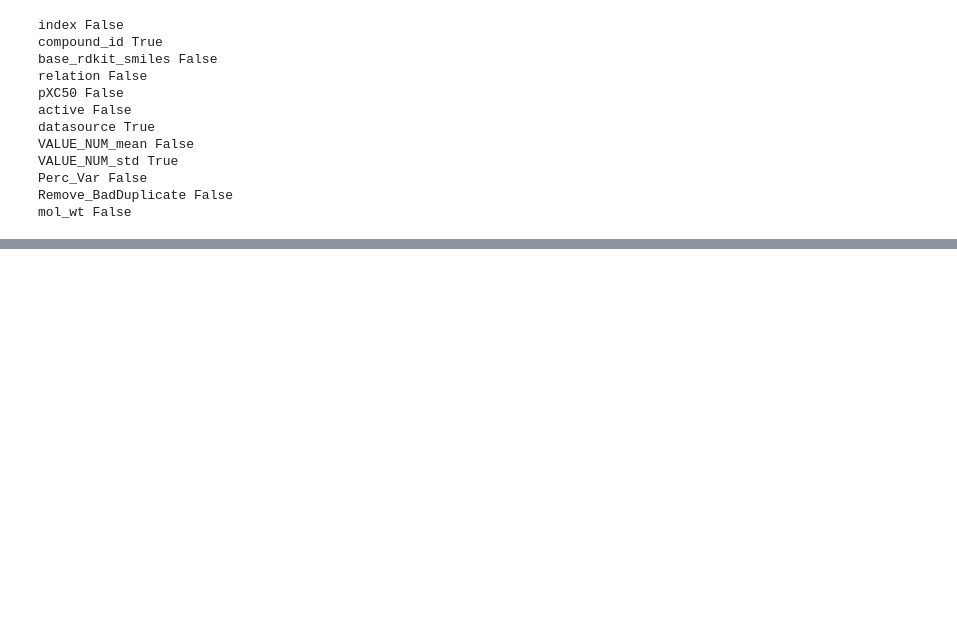
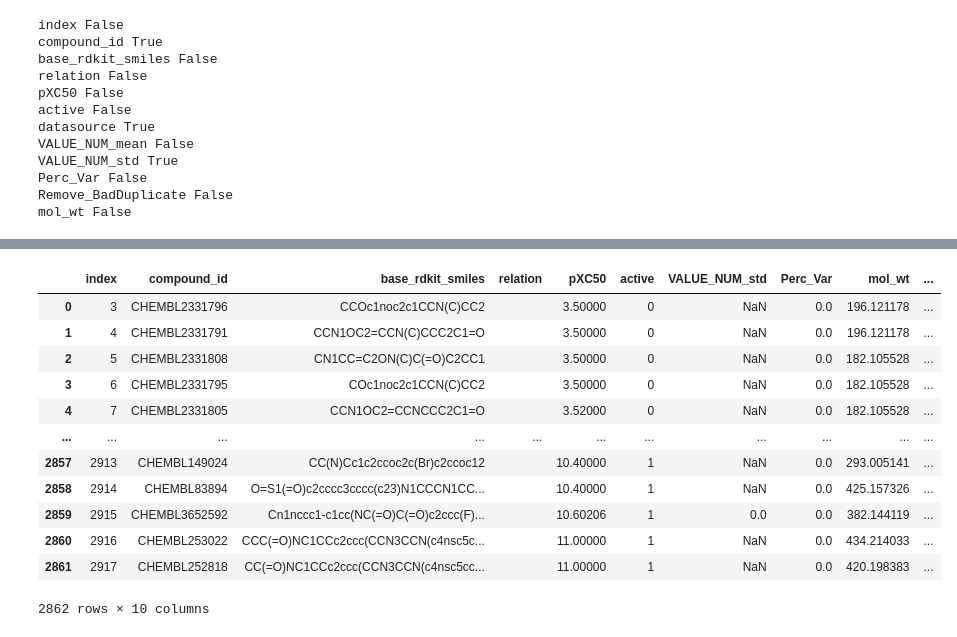
Before and after one commit to ranpei97/E4511-2021-Pei, a Jupyter notebook: Notebook/Data_Clean_Merge.ipynb, the cells around one changed output, grey strips where cells are left out. Drawn from its saved outputs; the diff is of its cells as text; code cells hidden in the pictures; blank space fills up the shorter version.

```diff
--- a/Notebook/Data_Clean_Merge.ipynb
+++ b/Notebook/Data_Clean_Merge.ipynb
@@ -461,0 +519,3 @@ mol_wt False
+# %%
+df_grouped = HTR2A_cur.groupby('compound_id', as_index=False)['VALUE_NUM_mean'].mean()
+df_grouped
@@ -461,0 +536,7 @@ mol_wt False
+# %%
+df_dedup = HTR2A_cur.drop_duplicates('compound_id')
+df_avg = df_dedup.merge(df_grouped, left_on='compound_id', right_on='compound_id')
+# %%
+df_avg.drop('VALUE_NUM_mean_x', axis=1, inplace=True)
+df_avg.rename(columns={'VALUE_NUM_mean_y': 'VALUE_NUM_mean'}, inplace=True)
+df_avg
@@ -462 +557,18 @@ mol_wt False
+# %%
+df_avg = df_avg.drop(['datasource','Remove_BadDuplicate'], axis = 1)
+df_avg
+# %% [output]
+|  | index | compound_id | base_rdkit_smiles | relation | pXC50 | active | VALUE_NUM_std | Perc_Var | mol_wt | ... |
+| 0 | 3 | CHEMBL2331796 | CCOc1noc2c1CCN(C)CC2 |  | 3.50000 | 0 | NaN | 0.0 | 196.121178 | ... |
+| 1 | 4 | CHEMBL2331791 | CCN1OC2=CCN(C)CCC2C1=O |  | 3.50000 | 0 | NaN | 0.0 | 196.121178 | ... |
+| 2 | 5 | CHEMBL2331808 | CN1CC=C2ON(C)C(=O)C2CC1 |  | 3.50000 | 0 | NaN | 0.0 | 182.105528 | ... |
+| 3 | 6 | CHEMBL2331795 | COc1noc2c1CCN(C)CC2 |  | 3.50000 | 0 | NaN | 0.0 | 182.105528 | ... |
+| 4 | 7 | CHEMBL2331805 | CCN1OC2=CCNCCC2C1=O |  | 3.52000 | 0 | NaN | 0.0 | 182.105528 | ... |
+| ... | ... | ... | ... | ... | ... | ... | ... | ... | ... | ... |
+| 2857 | 2913 | CHEMBL149024 | CC(N)Cc1c2ccoc2c(Br)c2ccoc12 |  | 10.40000 | 1 | NaN | 0.0 | 293.005141 | ... |
+| 2858 | 2914 | CHEMBL83894 | O=S1(=O)c2cccc3cccc(c23)N1CCCN1CC... |  | 10.40000 | 1 | NaN | 0.0 | 425.157326 | ... |
+| 2859 | 2915 | CHEMBL3652592 | Cn1nccc1-c1cc(NC(=O)C(=O)c2ccc(F)... |  | 10.60206 | 1 | 0.0 | 0.0 | 382.144119 | ... |
+| 2860 | 2916 | CHEMBL253022 | CCC(=O)NC1CCc2ccc(CCN3CCN(c4nsc5c... |  | 11.00000 | 1 | NaN | 0.0 | 434.214033 | ... |
+| 2861 | 2917 | CHEMBL252818 | CC(=O)NC1CCc2ccc(CCN3CCN(c4nsc5cc... |  | 11.00000 | 1 | NaN | 0.0 | 420.198383 | ... |
+2862 rows × 10 columns
 # %%
```
Also changed, not shown: parts of 17 cells of this notebook.
